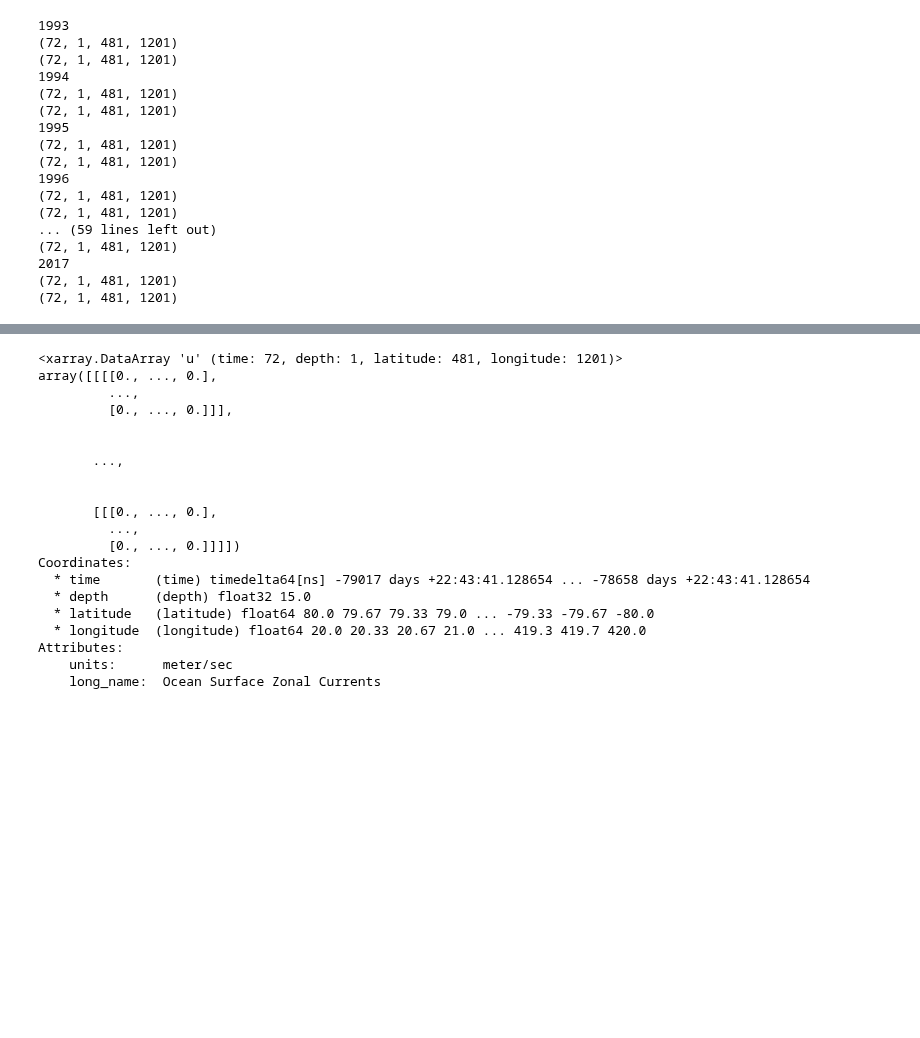
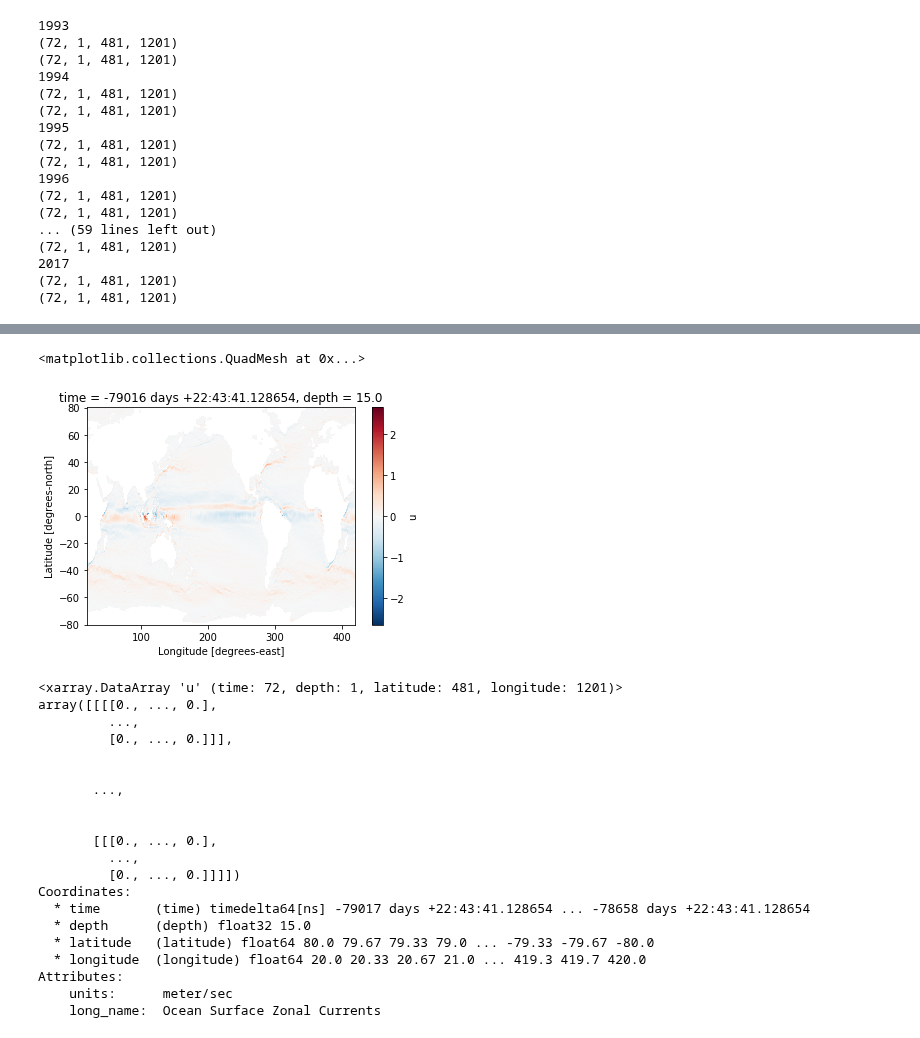
Before and after one commit to cgentemann/Biophysical, a Jupyter notebook: make_oscar_climatology.ipynb, the cells around one changed output, grey strips where cells are left out. Drawn from its saved outputs; the diff is of its cells as text; code cells hidden in the pictures; blank space fills up the shorter version.

```diff
--- a/make_oscar_climatology.ipynb
+++ b/make_oscar_climatology.ipynb
@@ -59,3 +73,8 @@ ds_ave.to_netcdf(dir_clim + 'oscar_v2009_1993_2016_climatology_12202118.nc')
+# %%
+ds_ave.u[0,0,:,:].plot()
+# %% [output]
+<matplotlib.collections.QuadMesh at 0x...>
+[figure, added]
 # %%
 # %% [output]
 <xarray.DataArray 'u' (time: 72, depth: 1, latitude: 481, longitude: 1201)>
```
Also changed, not shown: parts of 1 cell of this notebook.
